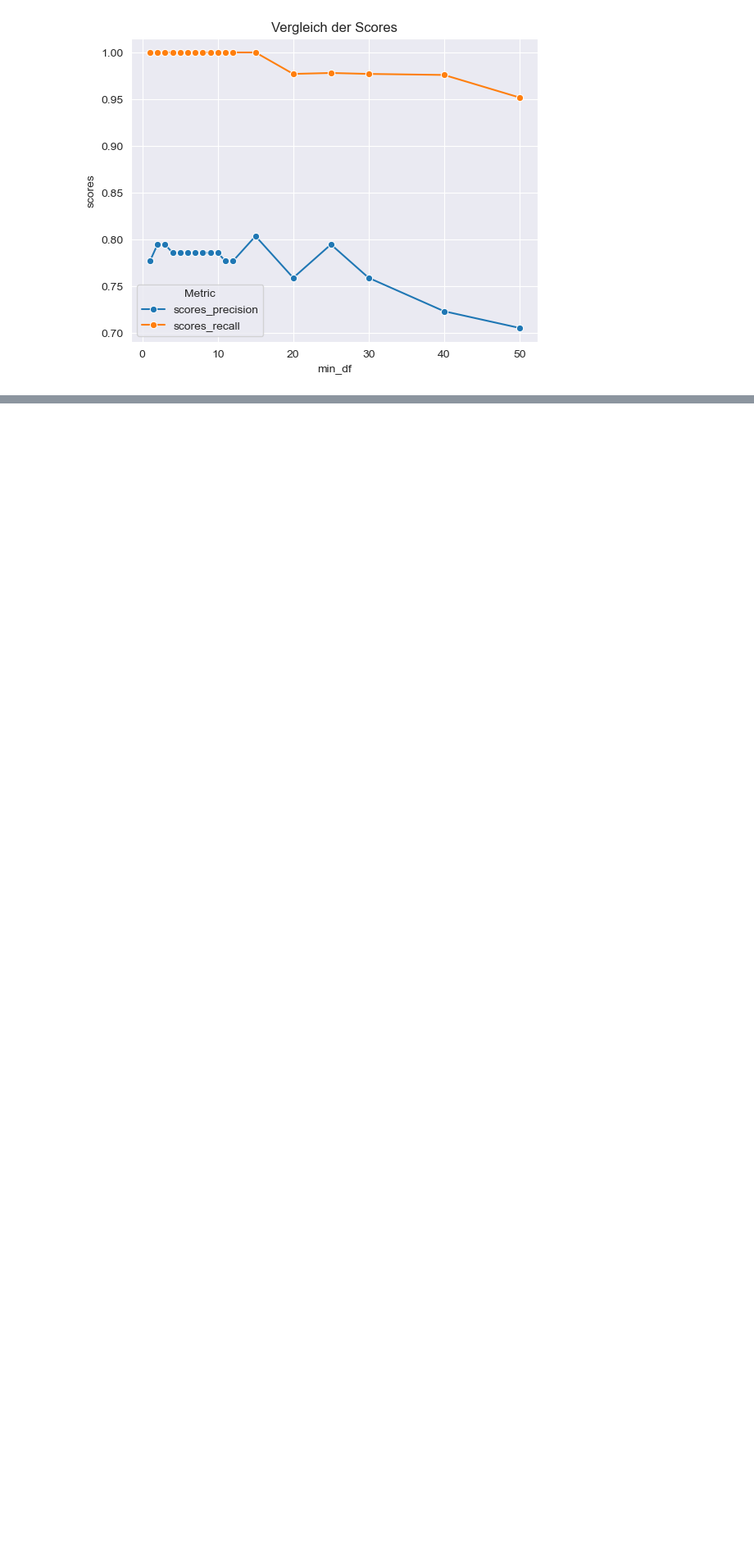
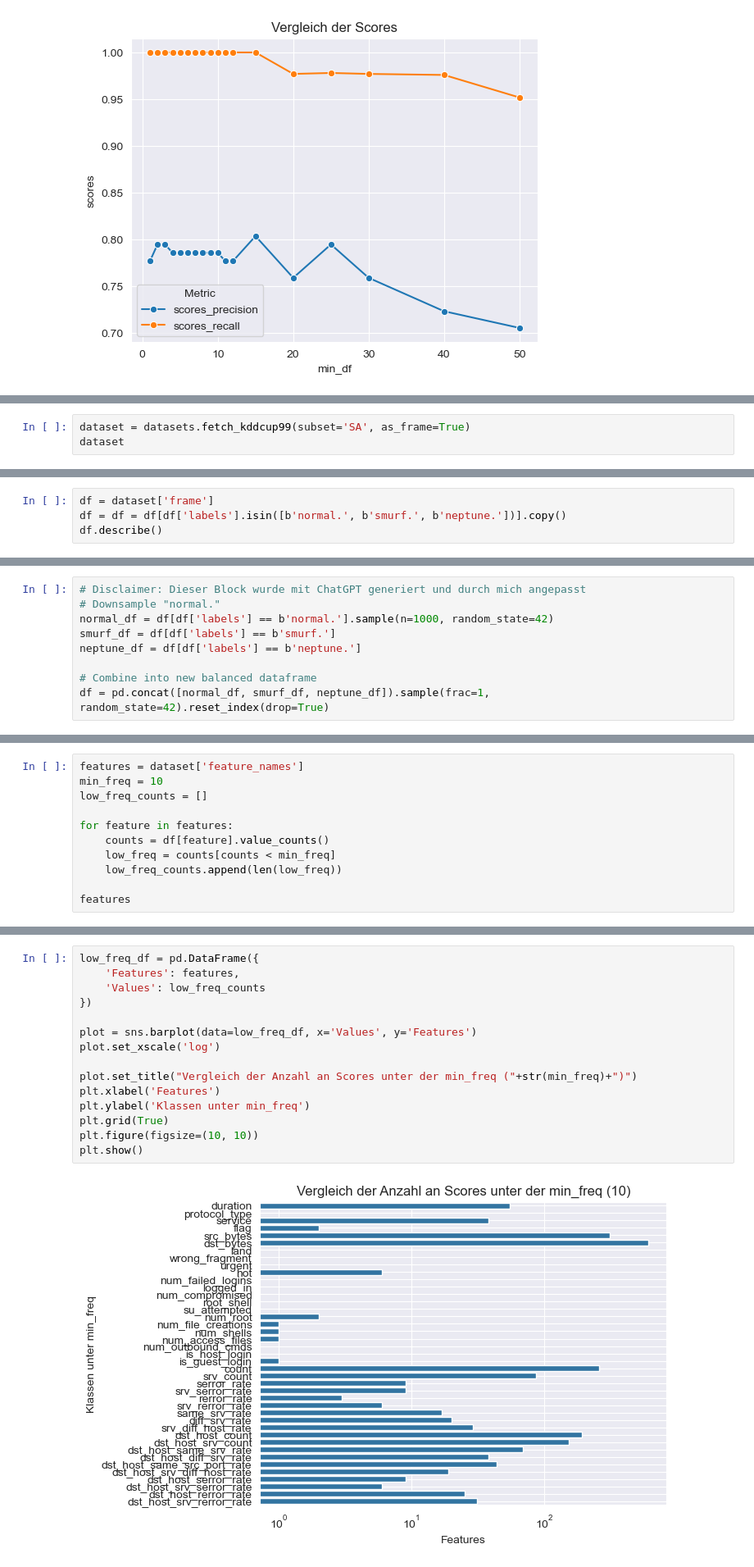
Before and after one commit to j0-ji/AI-class, a Jupyter notebook: week6/student_week6.ipynb, the cells around one changed output, grey strips where cells are left out. Shown at 82% size. Saved outputs shown, nothing was run; the diff lists cells and outputs as text; blank space fills up the shorter version.

```diff
--- a/week6/student_week6.ipynb
+++ b/week6/student_week6.ipynb
@@ -157,0 +189,3 @@ ConfusionMatrixDisplay.from_estimator(pipeline, X_test, y_test)
+# %%
+dataset = datasets.fetch_kddcup99(subset='SA', as_frame=True)
+dataset
@@ -157,0 +226,4 @@ ConfusionMatrixDisplay.from_estimator(pipeline, X_test, y_test)
+# %%
+df = dataset['frame']
+df = df = df[df['labels'].isin([b'normal.', b'smurf.', b'neptune.'])].copy()
+df.describe()
@@ -157,0 +237,9 @@ ConfusionMatrixDisplay.from_estimator(pipeline, X_test, y_test)
+# %%
+# Disclaimer: Dieser Block wurde mit ChatGPT generiert und durch mich angepasst
+# Downsample "normal."
+normal_df = df[df['labels'] == b'normal.'].sample(n=1000, random_state=42)
+smurf_df = df[df['labels'] == b'smurf.']
+neptune_df = df[df['labels'] == b'neptune.']
+
+# Combine into new balanced dataframe
+df = pd.concat([normal_df, smurf_df, neptune_df]).sample(frac=1, random_state=42).reset_index(drop=True)
@@ -157,0 +264,11 @@ ConfusionMatrixDisplay.from_estimator(pipeline, X_test, y_test)
+# %%
+features = dataset['feature_names']
+min_freq = 10
+low_freq_counts = []
+
+for feature in features:
+    counts = df[feature].value_counts()
+    low_freq = counts[counts < min_freq]
+    low_freq_counts.append(len(low_freq))
+
+features
@@ -157,0 +293,17 @@ ConfusionMatrixDisplay.from_estimator(pipeline, X_test, y_test)
+# %%
+low_freq_df = pd.DataFrame({
+    'Features': features,
+    'Values': low_freq_counts
+})
+
+plot = sns.barplot(data=low_freq_df, x='Values', y='Features')
+plot.set_xscale('log')
+
+plot.set_title("Vergleich der Anzahl an Scores unter der min_freq ("+str(min_freq)+")")
+plt.xlabel('Features')
+plt.ylabel('Klassen unter min_freq')
+plt.grid(True)
+plt.figure(figsize=(10, 10))
+plt.show()
+# %% [output]
+[figure, added]
```
Also changed, not shown: parts of 37 cells of this notebook, 2 other files.
